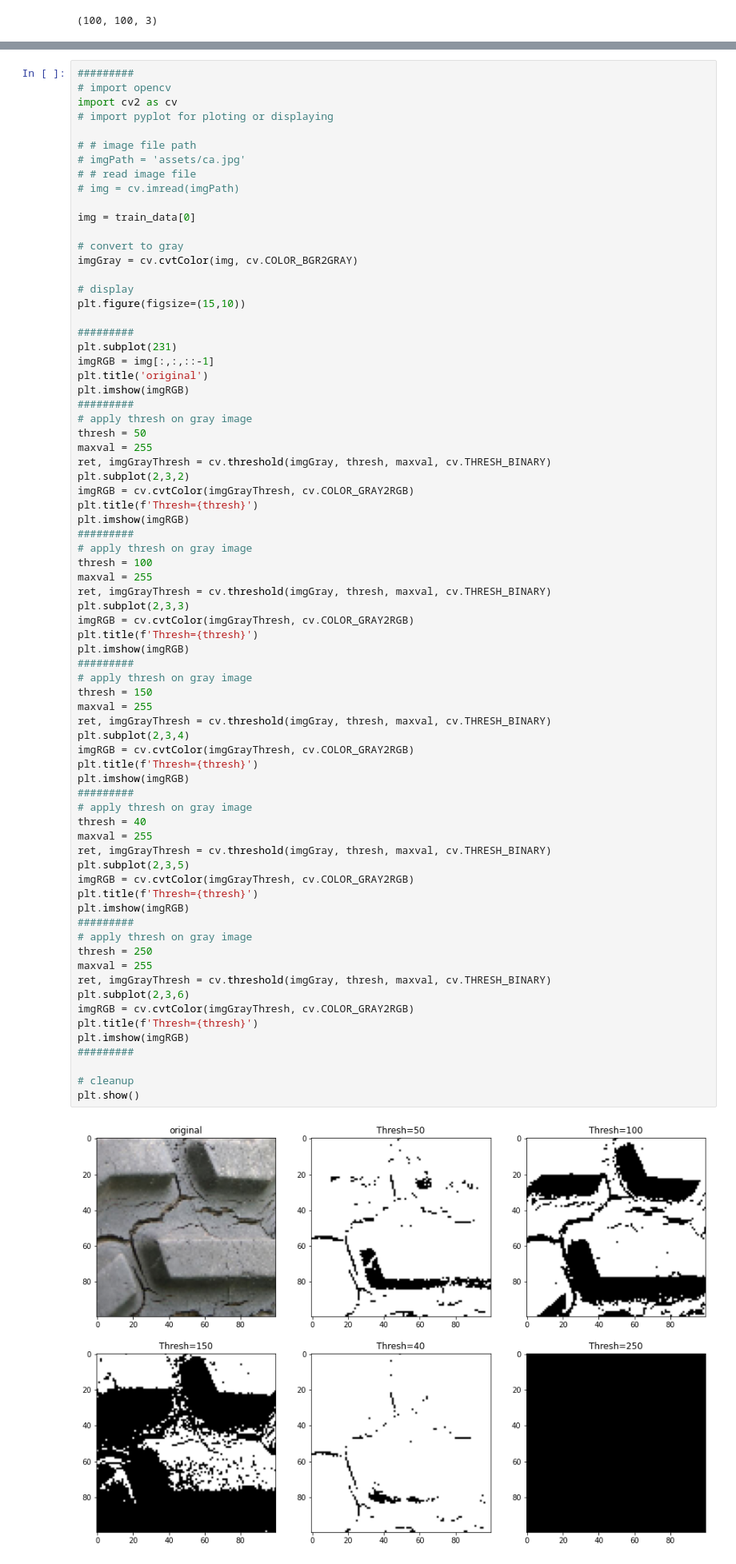
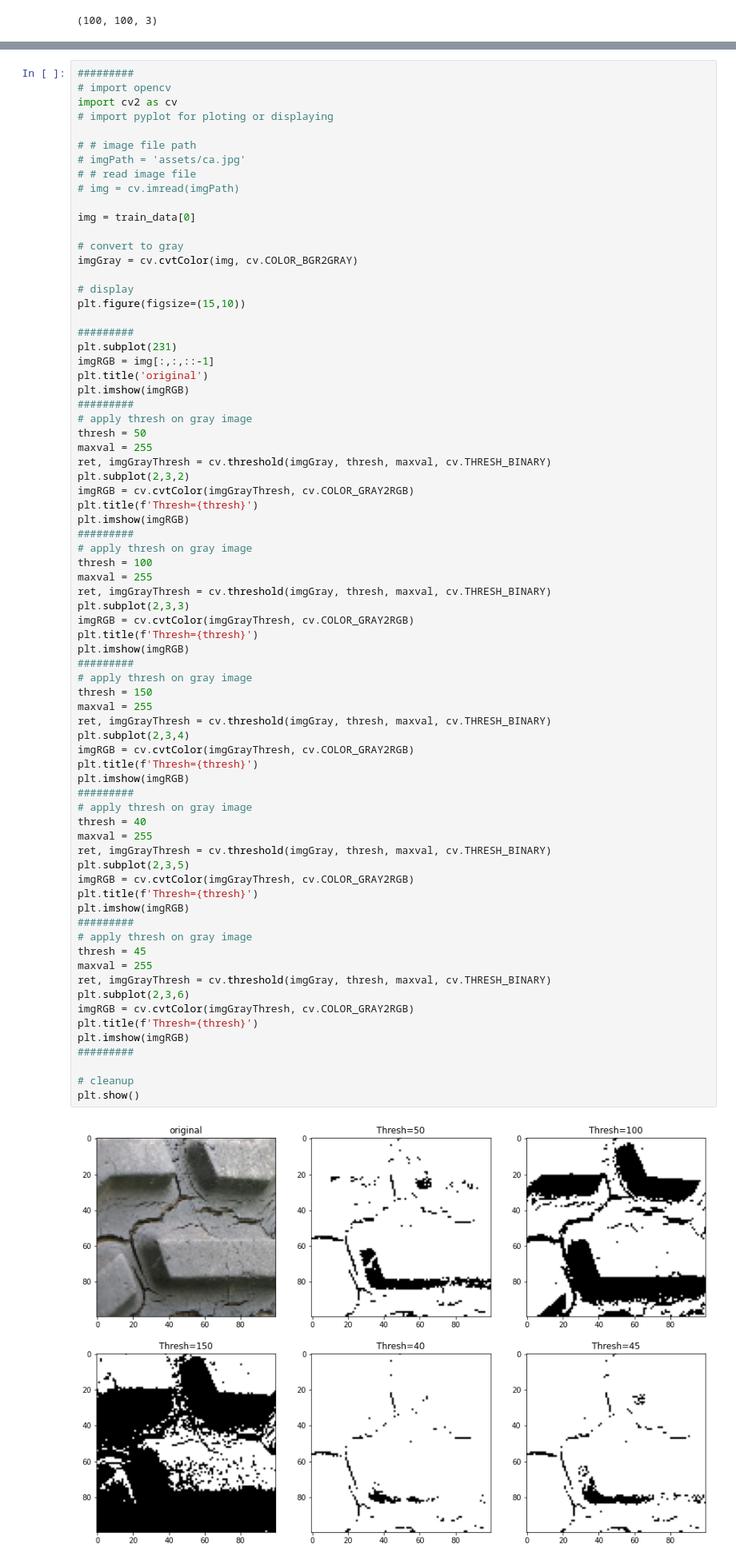
Before and after one commit to GavinK-ai/cv, a Jupyter notebook: myproject/cvPrj/cvPrj.ipynb, the cells around one changed output, grey strips where cells are left out. Shown at 80% size. Saved outputs shown, nothing was run; the diff lists cells and outputs as text.

```diff
--- a/myproject/cvPrj/cvPrj.ipynb
+++ b/myproject/cvPrj/cvPrj.ipynb
@@ -167,35 +167,35 @@ plt.imshow(imgRGB)
 # apply thresh on gray image
 thresh = 150
 maxval = 255
 ret, imgGrayThresh = cv.threshold(imgGray, thresh, maxval, cv.THRESH_BINARY)
 plt.subplot(2,3,4)
 imgRGB = cv.cvtColor(imgGrayThresh, cv.COLOR_GRAY2RGB)
 plt.title(f'Thresh={thresh}')
 plt.imshow(imgRGB)
 #########
 # apply thresh on gray image
 thresh = 40
 maxval = 255
 ret, imgGrayThresh = cv.threshold(imgGray, thresh, maxval, cv.THRESH_BINARY)
 plt.subplot(2,3,5)
 imgRGB = cv.cvtColor(imgGrayThresh, cv.COLOR_GRAY2RGB)
 plt.title(f'Thresh={thresh}')
 plt.imshow(imgRGB)
 #########
 # apply thresh on gray image
-thresh = 250
+thresh = 45
 maxval = 255
 ret, imgGrayThresh = cv.threshold(imgGray, thresh, maxval, cv.THRESH_BINARY)
 plt.subplot(2,3,6)
 imgRGB = cv.cvtColor(imgGrayThresh, cv.COLOR_GRAY2RGB)
 plt.title(f'Thresh={thresh}')
 plt.imshow(imgRGB)
 #########
 
 # cleanup
 plt.show()
 # %% [output]
-[figure, old version]
+[figure, new version]
 # %%
 import cv2 as cv
 import matplotlib.pyplot as plt
```
Also changed, not shown: 5 other files.
